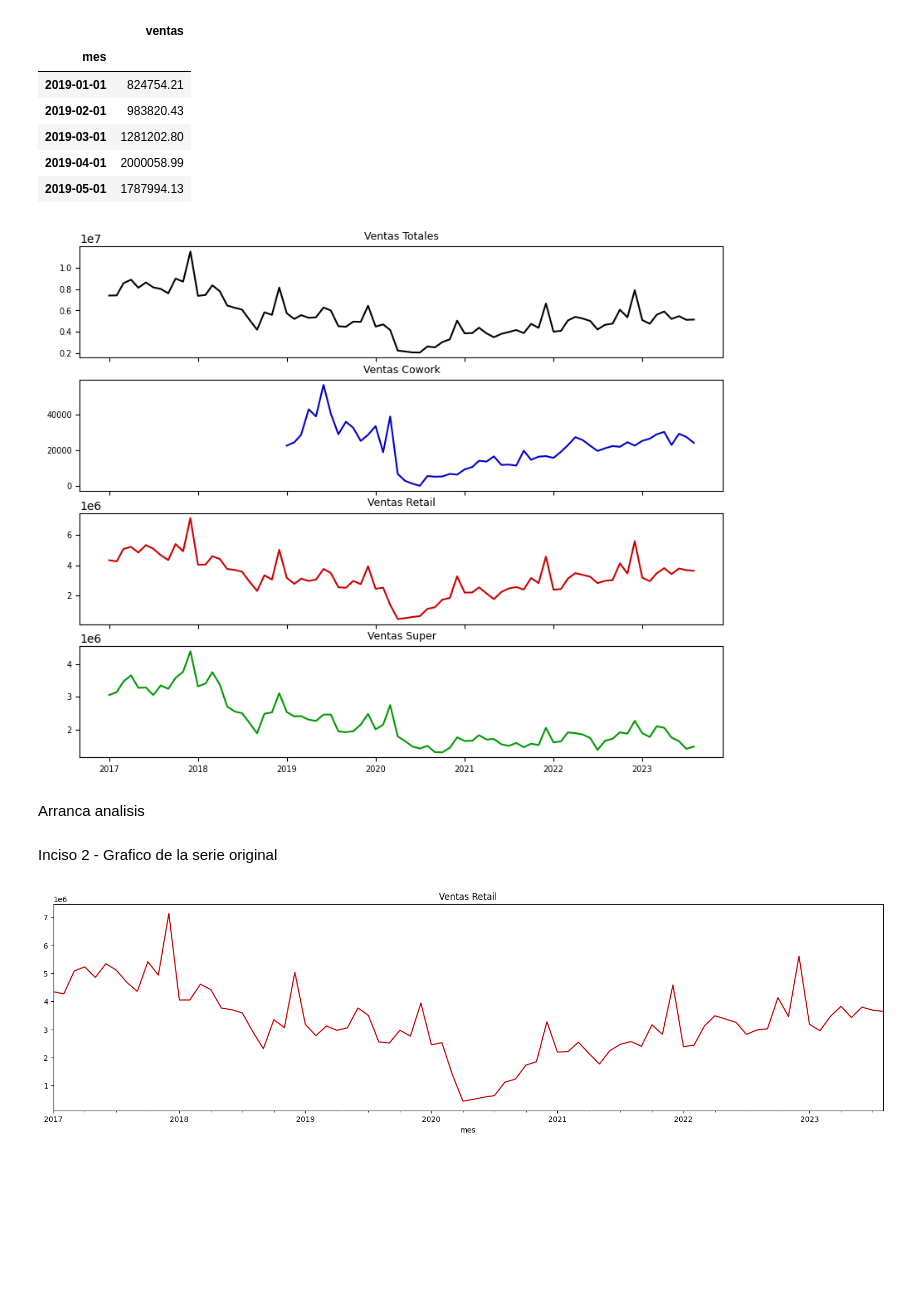
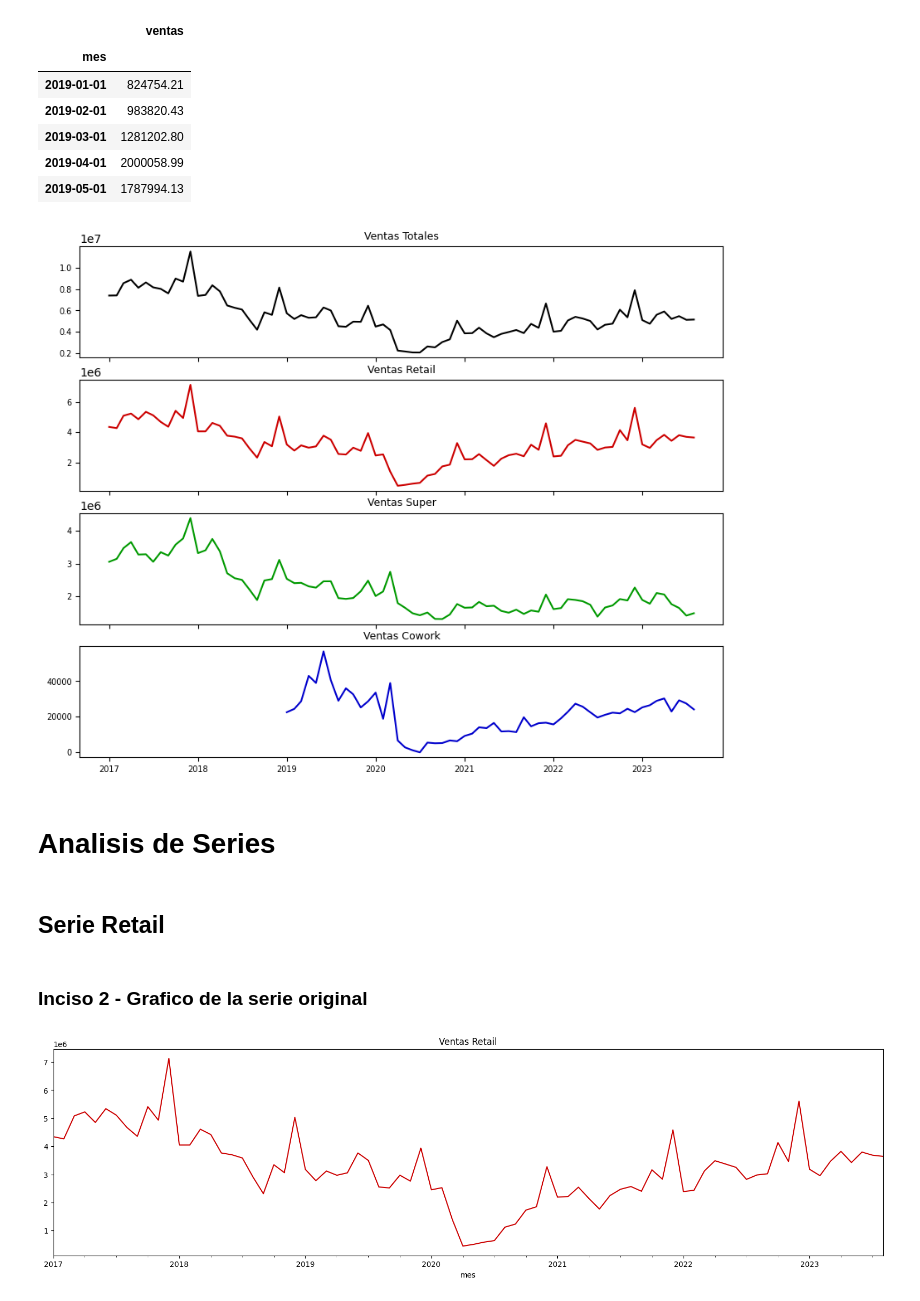
Before and after one commit to waldof86/AST, a Jupyter notebook: TP1/TP1 v4.ipynb, the cells around one changed output. Saved outputs shown, nothing was run; the diff lists cells and outputs as text; code cells hidden in the pictures; blank space fills up the shorter version.

```diff
--- a/TP1/TP1 v4.ipynb
+++ b/TP1/TP1 v4.ipynb
@@ -369,29 +369,31 @@ df_super['ventas_ajustado'] = corregir_usd_ipc(df_super['ventas'], df_ipc['ipc_i
 # %%
 p1, axes = plt.subplots(4,1,figsize=(10,8), sharex=True, sharey=False )
 #axes[0].df_vent.ventas_ajustado.plot(figsize=(20,5), title = "Ventas Total", color='black')
 #axes[0].df_cowork.ventas_ajustado.plot(figsize=(20,5), title = "Ventas Cowork", color='red')
 #axes[0].df_retail.ventas_ajustado.plot(figsize=(20,5), title = "Ventas Retail", color='green')
 axes[0].plot(df_vent.ventas_ajustado, color=tema_negro[0])
 axes[0].set_title(label = 'Ventas Totales', fontsize=9)
 axes[0].tick_params(axis='both', labelsize=7)
 
-axes[1].plot(df_cowork.ventas_ajustado, color=tema_azul[0])
-axes[1].set_title(label = 'Ventas Cowork', fontsize=9)
+axes[1].plot(df_retail.ventas_ajustado, color=tema_rojo[0])
+axes[1].set_title(label = 'Ventas Retail', fontsize=9)
 axes[1].tick_params(axis='both', labelsize=7)
 
-axes[2].plot(df_retail.ventas_ajustado, color=tema_rojo[0])
-axes[2].set_title(label = 'Ventas Retail', fontsize=9)
+axes[2].plot(df_super.ventas_ajustado, color=tema_verde[0])
+axes[2].set_title(label = 'Ventas Super', fontsize=9)
 axes[2].tick_params(axis='both', labelsize=7)
 
-axes[3].plot(df_super.ventas_ajustado, color=tema_verde[0])
-axes[3].set_title(label = 'Ventas Super', fontsize=9)
+axes[3].plot(df_cowork.ventas_ajustado, color=tema_azul[0])
+axes[3].set_title(label = 'Ventas Cowork', fontsize=9)
 axes[3].tick_params(axis='both', labelsize=7)
 # %% [output]
-[figure, old version]
+[figure, new version]
-# %% [markdown]
-Arranca analisis
+# %% [markdown]
+# Analisis de Series
+# %% [markdown]
+## Serie Retail
 # %% [markdown]
-Inciso 2 -  Grafico de la serie original
+### Inciso 2 -  Grafico de la serie original
 # %%
 df = df_retail
 df['diff1'] = df.ventas_ajustado.diff(periods = 1)
```
Also changed, not shown: parts of 69 cells of this notebook, 1 other file.
